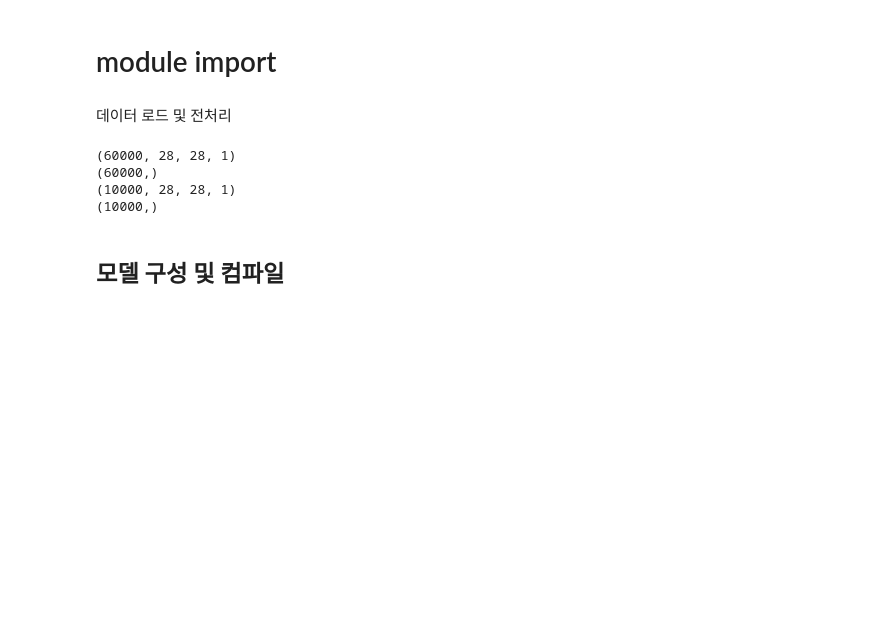
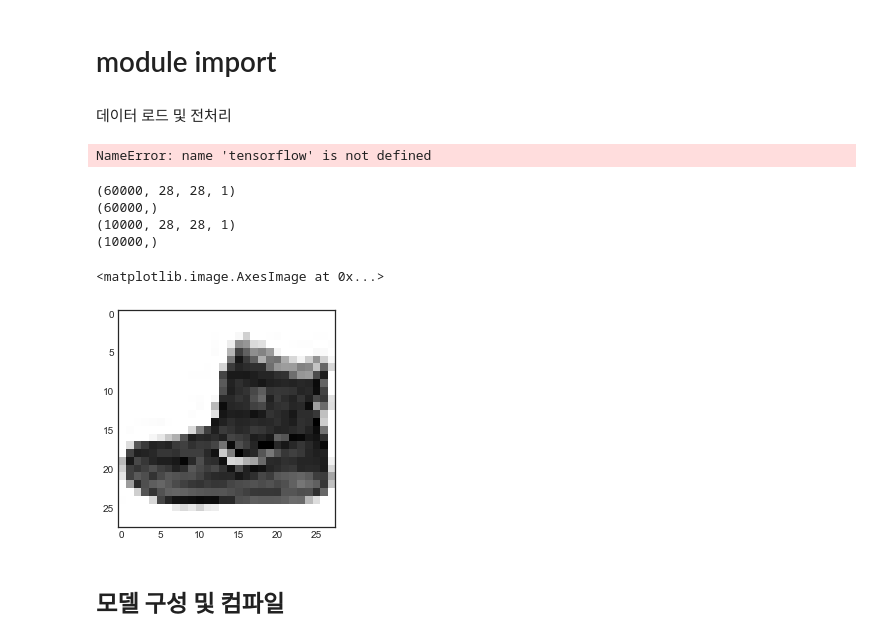
Before and after one commit to Jjiggu/Fashion_mnist, a Jupyter notebook: fashion_mnist_CNN.ipynb, the cells around one changed output. Drawn from its saved outputs; the diff is of its cells as text; code cells hidden in the pictures; blank space fills up the shorter version.

```diff
--- a/fashion_mnist_CNN.ipynb
+++ b/fashion_mnist_CNN.ipynb
@@ -17,6 +17,13 @@ from tensorflow.keras.preprocessing.image import ImageDataGenerator
 from tensorflow.keras.layers import Dense, Flatten, Conv2D, MaxPool2D, Dropout, Input
 # %% [markdown]
 데이터 로드 및 전처리
+# %%
+import os
+
+path = os.getcwd(tensorflow.keras.datasets)
+print(path)
+# %% [output]
+NameError: name 'tensorflow' is not defined
 # %%
 (x_train, y_train), (x_test, y_test) = load_data()
 
@@ -37,6 +44,11 @@ print(y_test.shape)
 (60000,)
 (10000, 28, 28, 1)
 (10000,)
+# %%
+plt.imshow(x_train[0])
+# %% [output]
+<matplotlib.image.AxesImage at 0x...>
+[figure, added]
 # %%
 class_name = ['T-shirt/top', 'Trouser', 'Pullover', 'Dress', 'Coat',
               'Sandal', 'Shirt', 'Sneaker', 'Bag', 'Ankle boot']
```
Also changed, not shown: parts of 4 cells of this notebook.
